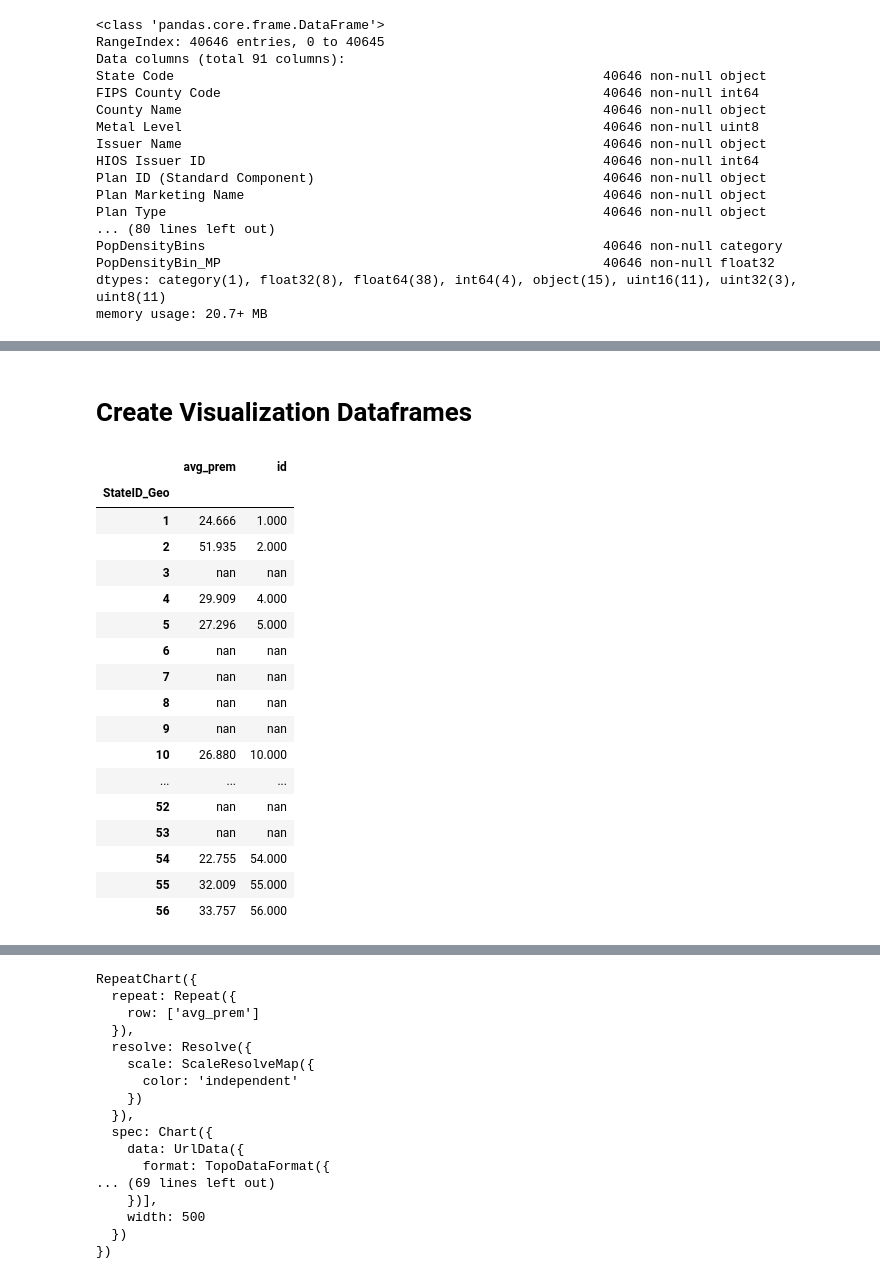
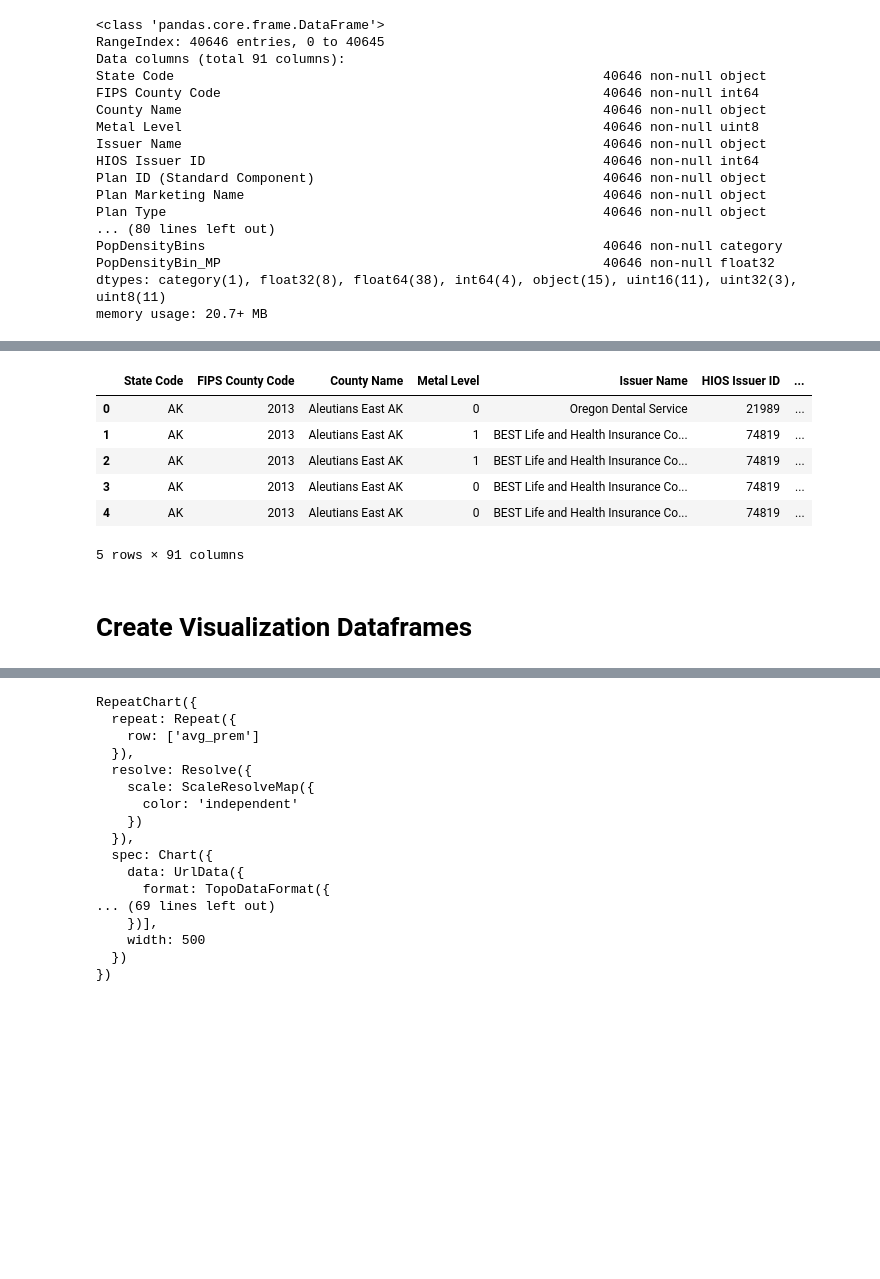
Before and after one commit to hjhuney/Healthcare-dot-Gov-Notebooks, a Jupyter notebook: 2017_QHP_Individual_Market_Dental.ipynb, the cells around one changed output, grey strips where cells are left out. Drawn from its saved outputs; the diff is of its cells as text; code cells hidden in the pictures; blank space fills up the shorter version.

```diff
--- a/2017_QHP_Individual_Market_Dental.ipynb
+++ b/2017_QHP_Individual_Market_Dental.ipynb
@@ -364,3 +350,13 @@ print(df.head(10).to_string())
+# %%
+df.head()
+# %% [output]
+|  | State Code | FIPS County Code | County Name | Metal Level | Issuer Name | HIOS Issuer ID | ... |
+| 0 | AK | 2013 | Aleutians East AK | 0 | Oregon Dental Service | 21989 | ... |
+| 1 | AK | 2013 | Aleutians East AK | 1 | BEST Life and Health Insurance Co... | 74819 | ... |
+| 2 | AK | 2013 | Aleutians East AK | 1 | BEST Life and Health Insurance Co... | 74819 | ... |
+| 3 | AK | 2013 | Aleutians East AK | 0 | BEST Life and Health Insurance Co... | 74819 | ... |
+| 4 | AK | 2013 | Aleutians East AK | 0 | BEST Life and Health Insurance Co... | 74819 | ... |
+5 rows × 91 columns
 # %% [markdown]
 # Create Visualization Dataframes
 # %%
@@ -394,25 +375,4 @@ def feature_by_premium(feature):
 state_prem_df = feature_by_premium('StateID_Geo')
 # %%
 state_prem_df = state_prem_df.reindex(list(range(state_prem_df.index.min(),state_prem_df.index.max()+1)),fill_value=np.nan)
-# %%
-state_prem_df
-# %% [output]
-|  | avg_prem | id |
-| StateID_Geo |  |  |
-| 1 | 24.666 | 1.000 |
-| 2 | 51.935 | 2.000 |
-| 3 | nan | nan |
-| 4 | 29.909 | 4.000 |
-| 5 | 27.296 | 5.000 |
-| 6 | nan | nan |
-| 7 | nan | nan |
-| 8 | nan | nan |
-| 9 | nan | nan |
-| 10 | 26.880 | 10.000 |
-| ... | ... | ... |
-| 52 | nan | nan |
-| 53 | nan | nan |
-| 54 | 22.755 | 54.000 |
-| 55 | 32.009 | 55.000 |
-| 56 | 33.757 | 56.000 |
 # %% [markdown]
```
Also changed, not shown: parts of 13 cells of this notebook.
